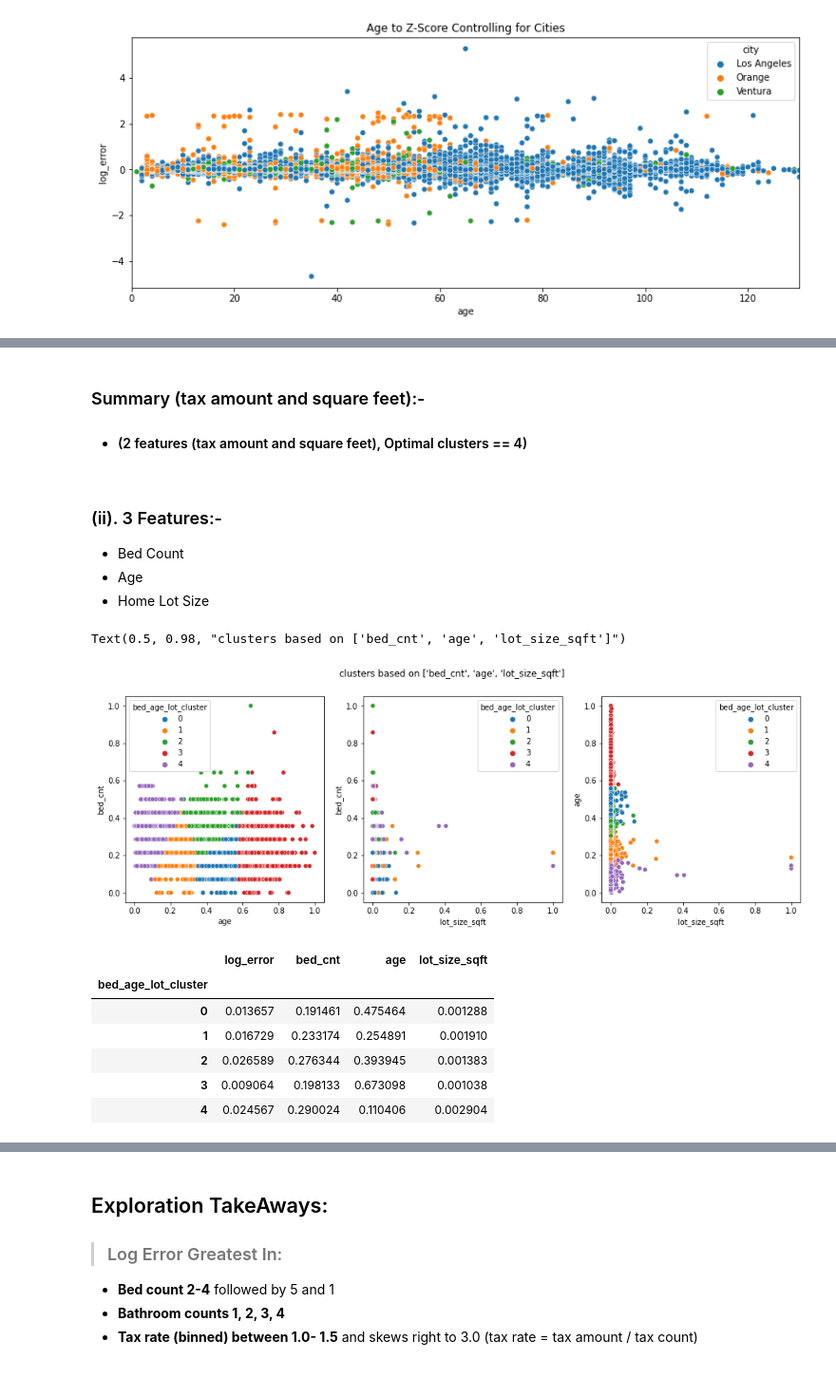
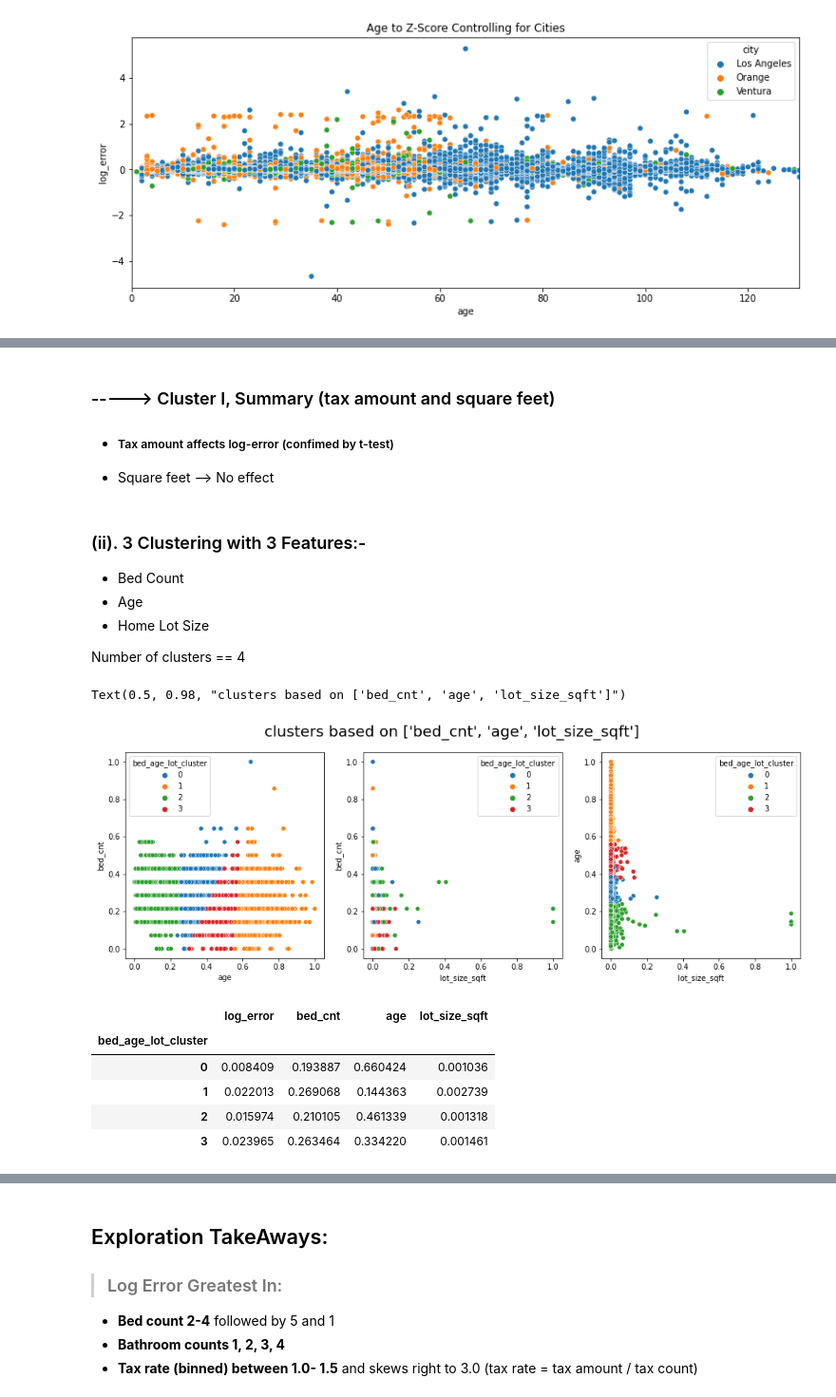
Before and after one commit to stephenkipkurui/cluster-project, a Jupyter notebook: clustering_final_report.ipynb, the cells around one changed output, grey strips where cells are left out. Shown: that part at 95% size. Cells and saved outputs as stored; diff of their text form; code cells hidden in the pictures.

Commit message:
Clustering Project Workbook

```diff
--- a/clustering_final_report.ipynb
+++ b/clustering_final_report.ipynb
@@ -408,35 +449,37 @@ with plt.style.context('seaborn-whitegrid'):
 # %% [markdown]
-### Summary (tax amount and square feet):-
-- #### (2 features (tax amount and square feet), Optimal clusters == 4)
+### -----> Cluster I, Summary (tax amount and square feet)
+- ##### Tax amount affects log-error (confimed by t-test)
+- Square feet --> No effect
 # %% [markdown]
-### (ii). 3 Features:-
+### (ii). 3 Clustering with 3 Features:-
 - Bed Count
 - Age
 - Home Lot Size
+
+Number of clusters == 4
 # %%
 X2 = train_scaled[['bed_cnt','age', 'lot_size_sqft']]
-kmeans = KMeans(n_clusters =5)
+kmeans = KMeans(n_clusters = 4) # Computed by elbow model
 kmeans.fit(X2)
 train_scaled['bed_age_lot_cluster'] = kmeans.labels_
 train_scaled.bed_age_lot_cluster = train_scaled.bed_age_lot_cluster.astype('category')
 
 fig, (ax1, ax2, ax3) = plt.subplots(1, 3, figsize=(16, 5))
 
 sns.scatterplot(data=train_scaled, y='bed_cnt', x='age', hue='bed_age_lot_cluster', ax=ax1)
 sns.scatterplot(data=train_scaled, y='bed_cnt', x='lot_size_sqft', hue='bed_age_lot_cluster', ax=ax2)
 sns.scatterplot(data=train_scaled, y='age', x='lot_size_sqft', hue='bed_age_lot_cluster', ax=ax3)
-fig.suptitle(f'clusters based on {X2.columns.tolist()}')
+fig.suptitle(f'clusters based on {X2.columns.tolist()}', size = 20)
 # %% [output]
 Text(0.5, 0.98, "clusters based on ['bed_cnt', 'age', 'lot_size_sqft']")
-[figure, old version]
+[figure, new version]
 # %%
 # Group by clusters
 train_scaled.groupby('bed_age_lot_cluster')['log_error','bed_cnt','age', 'lot_size_sqft'].mean()
 # %% [output]
 |  | log_error | bed_cnt | age | lot_size_sqft |
 | bed_age_lot_cluster |  |  |  |  |
-| 0 | 0.013657 | 0.191461 | 0.475464 | 0.001288 |
-| 1 | 0.016729 | 0.233174 | 0.254891 | 0.001910 |
-| 2 | 0.026589 | 0.276344 | 0.393945 | 0.001383 |
-| 3 | 0.009064 | 0.198133 | 0.673098 | 0.001038 |
-| 4 | 0.024567 | 0.290024 | 0.110406 | 0.002904 |
+| 0 | 0.008409 | 0.193887 | 0.660424 | 0.001036 |
+| 1 | 0.022013 | 0.269068 | 0.144363 | 0.002739 |
+| 2 | 0.015974 | 0.210105 | 0.461339 | 0.001318 |
+| 3 | 0.023965 | 0.263464 | 0.334220 | 0.001461 |
```
Also changed, not shown: parts of 54 cells of this notebook.
